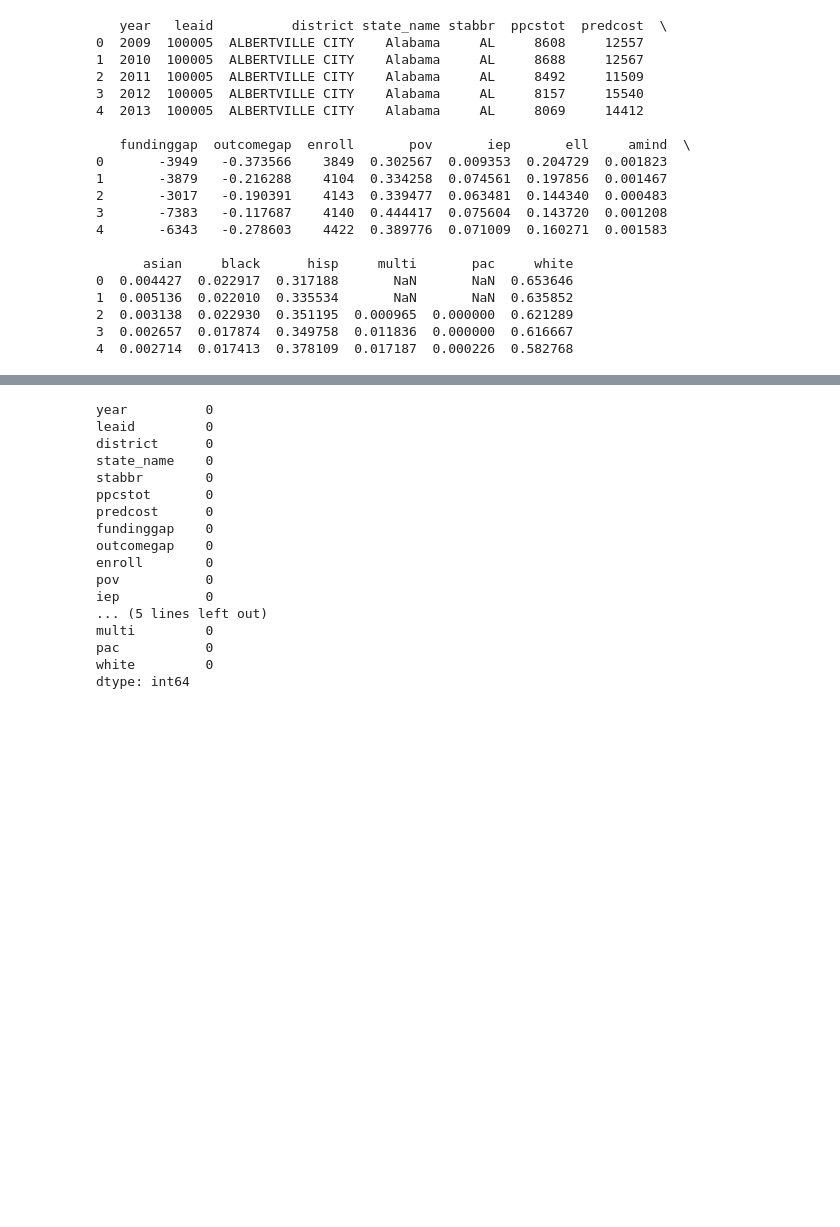
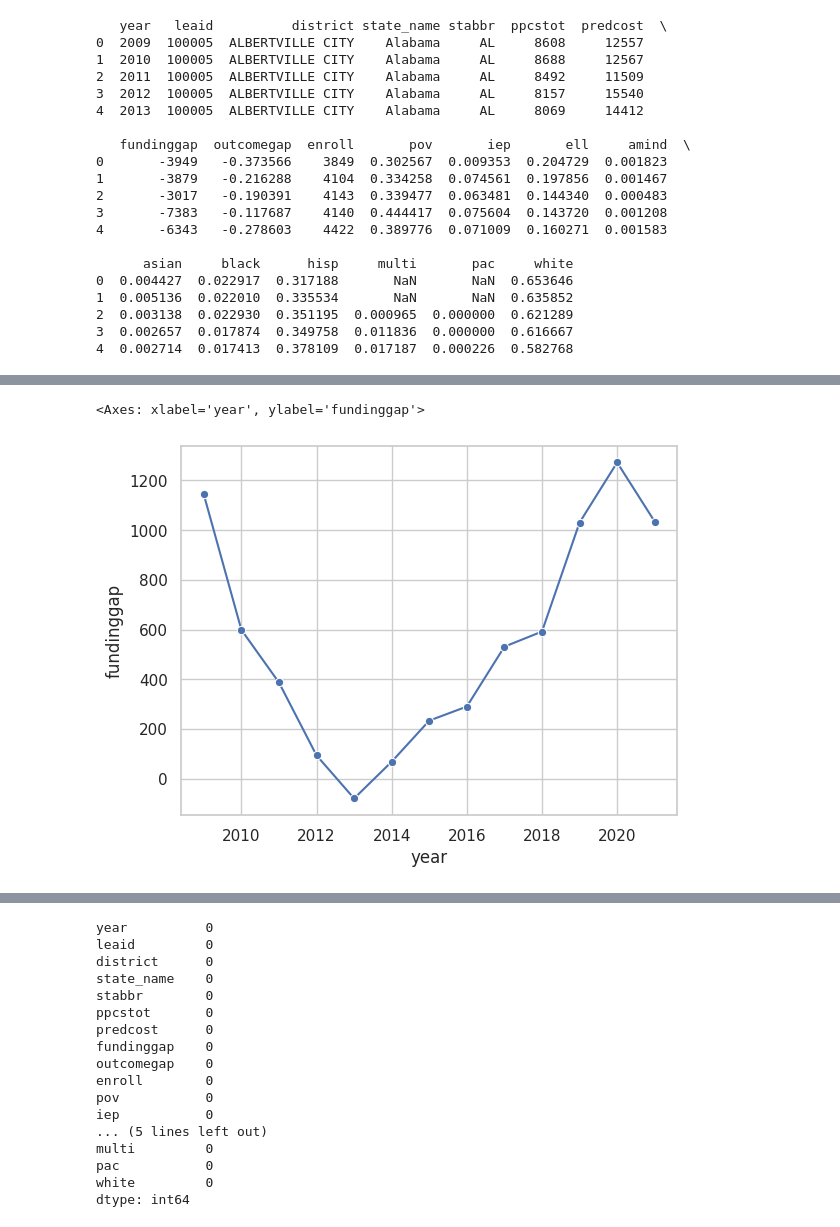
Before and after one commit to mwhiteaz/SchoolFunding, a Jupyter notebook: schoolfundingeda-10-10.ipynb, the cells around one changed output, grey strips where cells are left out. Saved outputs shown, nothing was run; the diff lists cells and outputs as text; code cells hidden in the pictures; blank space fills up the shorter version.

```diff
--- a/schoolfundingeda-10-10.ipynb
+++ b/schoolfundingeda-10-10.ipynb
@@ -115,0 +130,5 @@ plt.show()
+# %%
+sns.lineplot(x='year', y='fundinggap', data=df.groupby('year')['fundinggap'].mean().reset_index(), marker='o')
+# %% [output]
+<Axes: xlabel='year', ylabel='fundinggap'>
+[figure, added]
```
Also changed, not shown: parts of 41 cells of this notebook.
